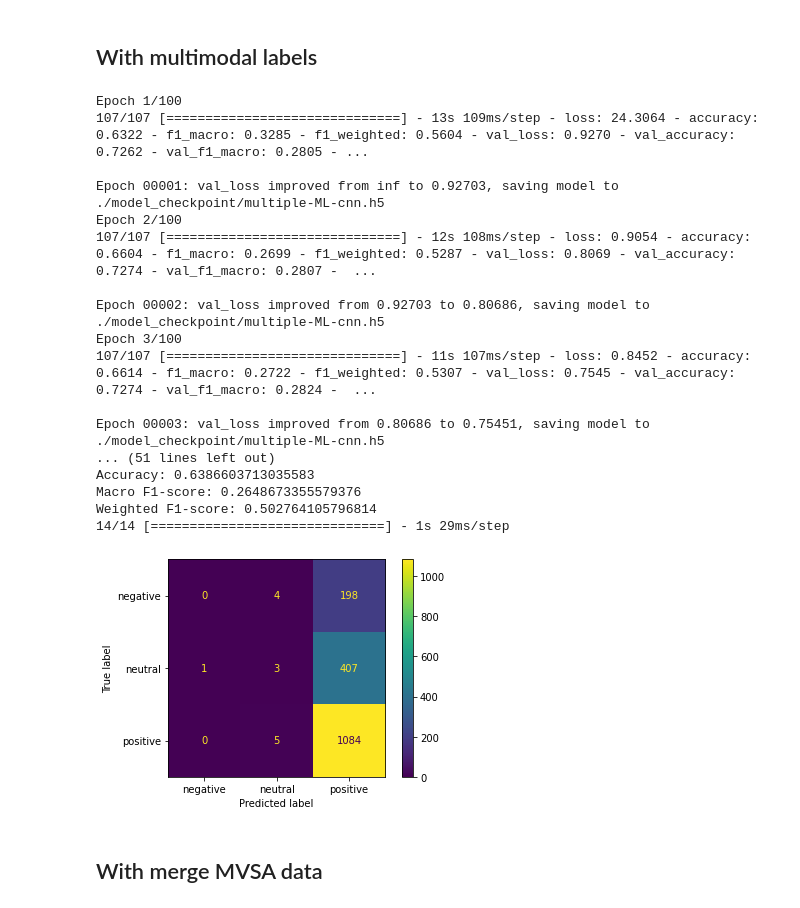
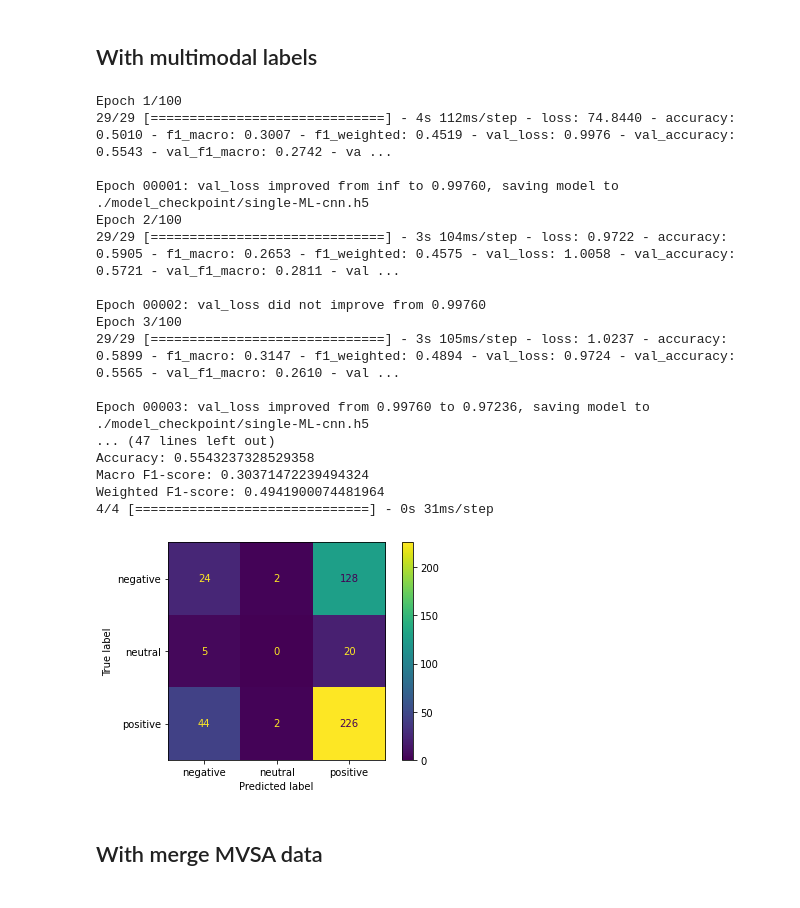
Before and after one commit to nhmt120/multimodal-sentiment-analysis, a Jupyter notebook: mvsa-image-model-cnn.ipynb, the cells around one changed output. Cells and saved outputs as stored; diff of their text form; code cells hidden in the pictures.

```diff
--- a/mvsa-image-model-cnn.ipynb
+++ b/mvsa-image-model-cnn.ipynb
@@ -394,28 +386,28 @@ Weighted F1-score: 0.38792291283607483
 # %% [markdown]
 ## With multimodal labels
 # %%
-# history_single_ML, score = run_and_evaluate_cnn('single-ML-cnn', mvsa_single_images, mvsa_single_multimodal_labels, verbose=1)
+history_single_ML, score = run_and_evaluate_cnn('single-ML-cnn', mvsa_single_images, mvsa_single_multimodal_labels, verbose=1)
+# %% [output]
+Epoch 1/100
+29/29 [==============================] - 4s 112ms/step - loss: 74.8440 - accuracy: 0.5010 - f1_macro: 0.3007 - f1_weighted: 0.4519 - val_loss: 0.9976 - val_accuracy: 0.5543 - val_f1_macro: 0.2742 - va ...
+
+Epoch 00001: val_loss improved from inf to 0.99760, saving model to ./model_checkpoint/single-ML-cnn.h5
+Epoch 2/100
+29/29 [==============================] - 3s 104ms/step - loss: 0.9722 - accuracy: 0.5905 - f1_macro: 0.2653 - f1_weighted: 0.4575 - val_loss: 1.0058 - val_accuracy: 0.5721 - val_f1_macro: 0.2811 - val ...
+
+Epoch 00002: val_loss did not improve from 0.99760
+Epoch 3/100
+29/29 [==============================] - 3s 105ms/step - loss: 1.0237 - accuracy: 0.5899 - f1_macro: 0.3147 - f1_weighted: 0.4894 - val_loss: 0.9724 - val_accuracy: 0.5565 - val_f1_macro: 0.2610 - val ...
+
+Epoch 00003: val_loss improved from 0.99760 to 0.97236, saving model to ./model_checkpoint/single-ML-cnn.h5
+... (47 lines left out)
+Accuracy: 0.5543237328529358
+Macro F1-score: 0.30371472239494324
+Weighted F1-score: 0.4941900074481964
+4/4 [==============================] - 0s 31ms/step
+[figure, added]
 # %%
-history_multiple_ML, score = run_and_evaluate_cnn('multiple-ML-cnn', mvsa_multiple_images, mvsa_multiple_multimodal_labels, verbose=1)
+# history_multiple_ML, score = run_and_evaluate_cnn('multiple-ML-cnn', mvsa_multiple_images, mvsa_multiple_multimodal_labels, verbose=1)
-# %% [output]
-Epoch 1/100
-107/107 [==============================] - 13s 109ms/step - loss: 24.3064 - accuracy: 0.6322 - f1_macro: 0.3285 - f1_weighted: 0.5604 - val_loss: 0.9270 - val_accuracy: 0.7262 - val_f1_macro: 0.2805 - ...
-
-Epoch 00001: val_loss improved from inf to 0.92703, saving model to ./model_checkpoint/multiple-ML-cnn.h5
-Epoch 2/100
-107/107 [==============================] - 12s 108ms/step - loss: 0.9054 - accuracy: 0.6604 - f1_macro: 0.2699 - f1_weighted: 0.5287 - val_loss: 0.8069 - val_accuracy: 0.7274 - val_f1_macro: 0.2807 -  ...
-
-Epoch 00002: val_loss improved from 0.92703 to 0.80686, saving model to ./model_checkpoint/multiple-ML-cnn.h5
-Epoch 3/100
-107/107 [==============================] - 11s 107ms/step - loss: 0.8452 - accuracy: 0.6614 - f1_macro: 0.2722 - f1_weighted: 0.5307 - val_loss: 0.7545 - val_accuracy: 0.7274 - val_f1_macro: 0.2824 -  ...
-
-Epoch 00003: val_loss improved from 0.80686 to 0.75451, saving model to ./model_checkpoint/multiple-ML-cnn.h5
-... (51 lines left out)
-Accuracy: 0.6386603713035583
-Macro F1-score: 0.2648673355579376
-Weighted F1-score: 0.502764105796814
-14/14 [==============================] - 1s 29ms/step
-[figure, removed]
 # %% [markdown]
 ## With merge MVSA data
 # %%
```
Also changed, not shown: parts of 3 cells of this notebook.
